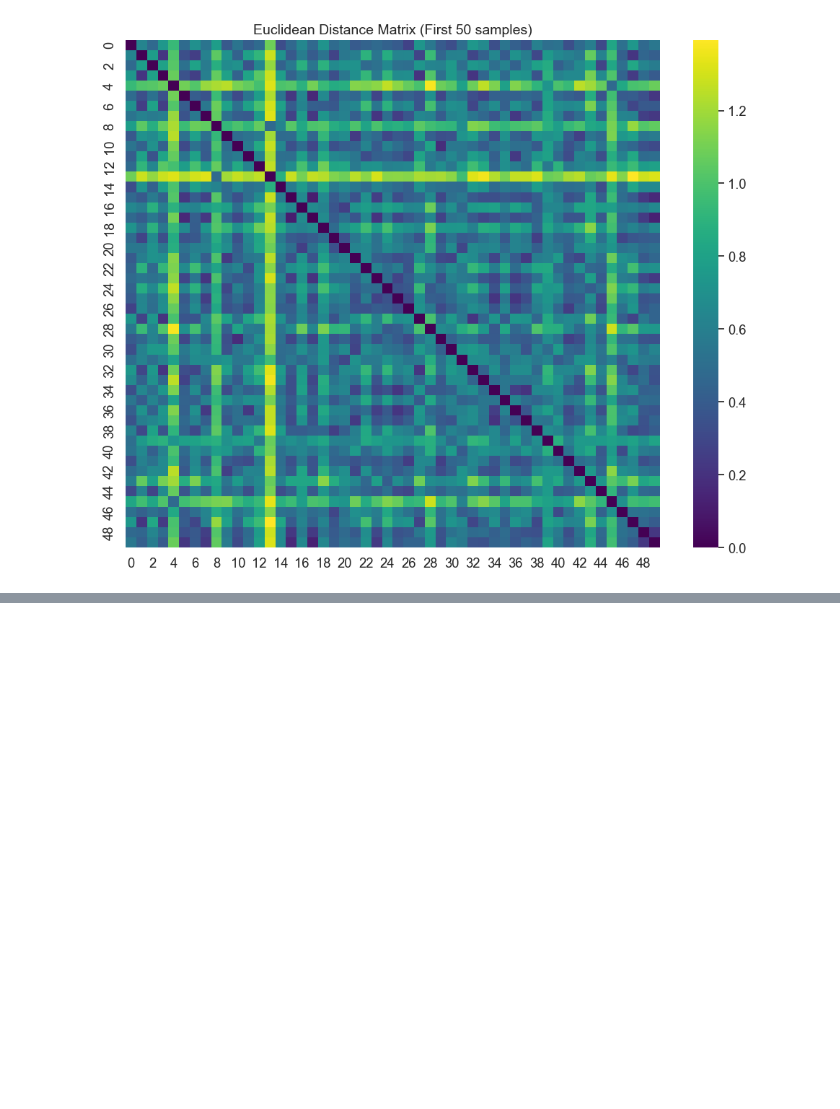
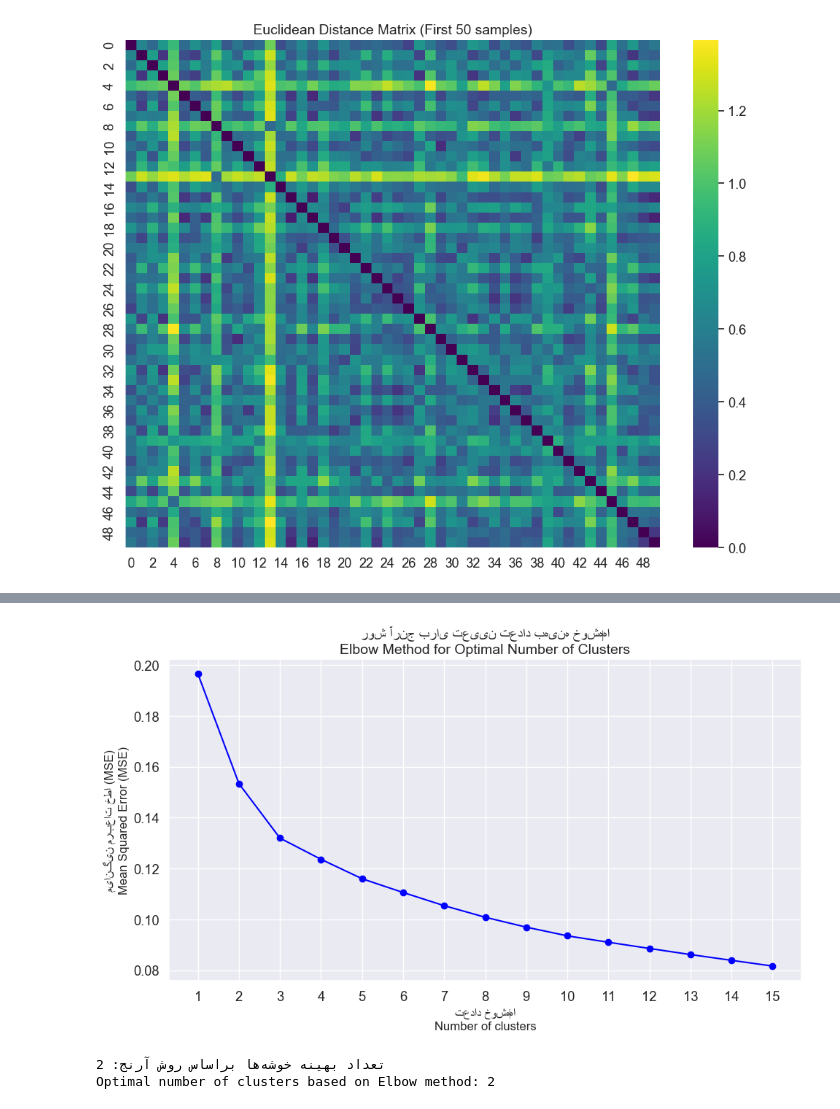
Before and after one commit to MahyadSaedpanah/ML---Pima-Indian-Diabetes, a Jupyter notebook: Clustering.ipynb, the cells around one changed output, grey strips where cells are left out. Cells and saved outputs as stored; diff of their text form; code cells hidden in the pictures; blank space fills up the shorter version.

```diff
--- a/Clustering.ipynb
+++ b/Clustering.ipynb
@@ -65,0 +92,59 @@ plt.tight_layout()
+# %%
+# محاسبه MSE برای تعیین تعداد بهینه خوشه‌ها
+# Calculate MSE to determine optimal number of clusters
+max_clusters = 15
+mse_values = []
+
+# محاسبه MSE برای تعداد مختلف خوشه‌ها
+# Calculate MSE for different numbers of clusters
+for n_clusters in range(1, max_clusters + 1):
+    # اگر تعداد خوشه‌ها برابر با 1 باشد، میانگین کل داده‌ها را به عنوان مرکز در نظر می‌گیریم
+    # If number of clusters is 1, we consider the mean of all data as the center
+    if n_clusters == 1:
+        centers = np.mean(X, axis=0).reshape(1, -1)
+        cluster_labels = np.zeros(X.shape[0], dtype=int)
+    else:
+        # اجرای الگوریتم خوشه‌بندی سلسله‌مراتبی
+        # Run hierarchical clustering algorithm
+        clustering = AgglomerativeClustering(n_clusters=n_clusters, linkage='ward')
+        cluster_labels = clustering.fit_predict(X)
+
+        # محاسبه مراکز خوشه‌ها
+        # Calculate cluster centers
+        centers = np.zeros((n_clusters, X.shape[1]))
+        for i in range(n_clusters):
+            centers[i] = np.mean(X[cluster_labels == i], axis=0)
+
+    # محاسبه MSE برای هر نمونه نسبت به مرکز خوشه خودش
+    # Calculate MSE for each sample relative to its cluster center
+    mse = 0
+    for i in range(X.shape[0]):
+        cluster_idx = cluster_labels[i]
+        mse += np.sum((X[i] - centers[cluster_idx]) ** 2)
+
+    mse /= X.shape[0]  # میانگین خطای مربعات
+    mse_values.append(mse)
+
+# رسم نمودار MSE برای تعیین تعداد بهینه خوشه‌ها (روش آرنج یا Elbow method)
+# Plot MSE to determine optimal number of clusters (Elbow method)
+plt.figure(figsize=(10, 6))
+plt.plot(range(1, max_clusters + 1), mse_values, 'o-', color='blue')
+plt.title('روش آرنج برای تعیین تعداد بهینه خوشه‌ها\nElbow Method for Optimal Number of Clusters', fontsize=14)
+plt.xlabel('تعداد خوشه‌ها\nNumber of clusters', fontsize=12)
+plt.ylabel('میانگین مربعات خطا (MSE)\nMean Squared Error (MSE)', fontsize=12)
+plt.grid(True)
+plt.xticks(range(1, max_clusters + 1))
+plt.tight_layout()
+# %% [output]
+[figure, added]
+# %%
+# تعیین تعداد بهینه خوشه‌ها با استفاده از تفاضل دوم MSE
+# Determine optimal number of clusters using second derivative of MSE
+second_derivative = np.diff(np.diff(mse_values))
+k_optimal = np.argmax(second_derivative) + 2  # +2 برای جبران دو بار diff و شروع از 1
+
+print(f"تعداد بهینه خوشه‌ها براساس روش آرنج: {k_optimal}")
+print(f"Optimal number of clusters based on Elbow method: {k_optimal}")
+# %% [output]
+تعداد بهینه خوشه‌ها براساس روش آرنج: 2
+Optimal number of clusters based on Elbow method: 2
```
Also changed, not shown: parts of 3 cells of this notebook.
